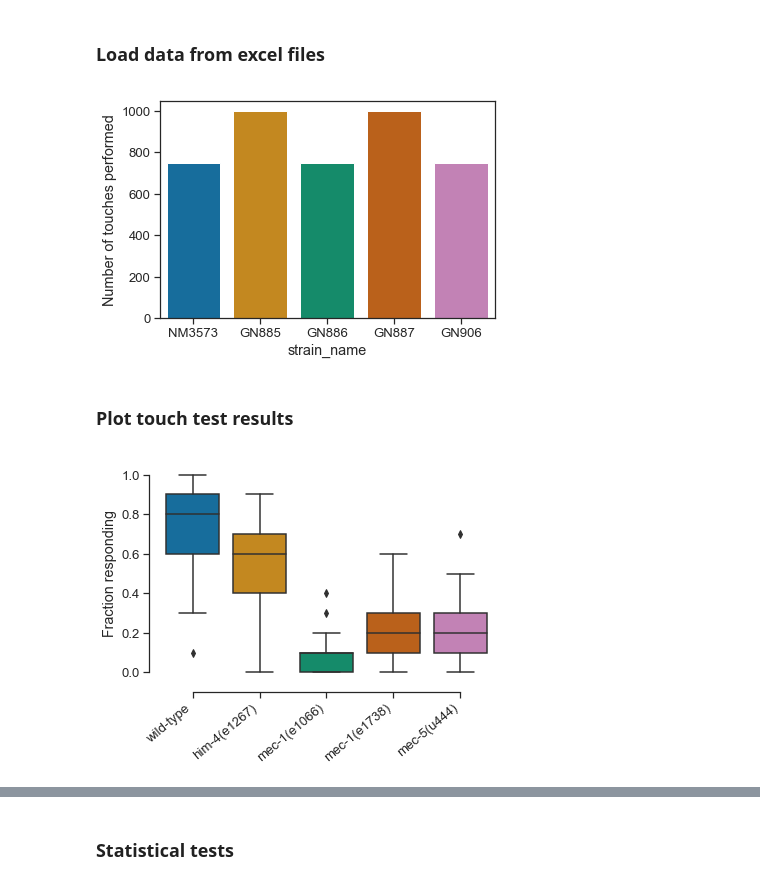
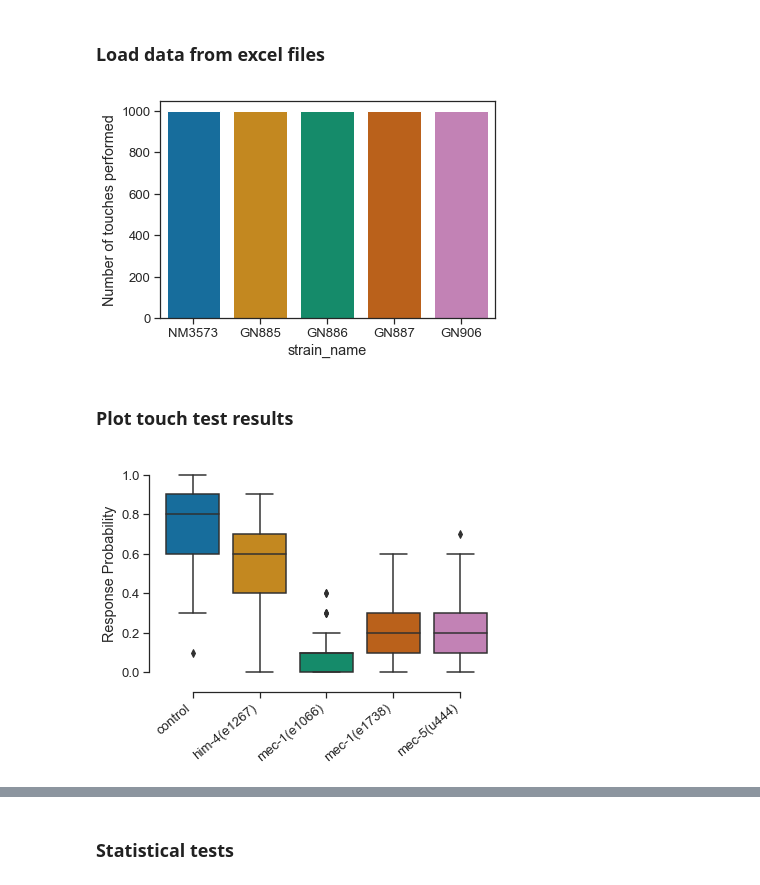
Before and after one commit to anekimken/SSN_ImageAnalysis, a Jupyter notebook: Notebooks/Touch Test Results.ipynb, the cells around one changed output, grey strips where cells are left out. Cells and saved outputs as stored; diff of their text form; code cells hidden in the pictures.

```diff
--- a/Notebooks/Touch Test Results.ipynb
+++ b/Notebooks/Touch Test Results.ipynb
@@ -31,9 +31,11 @@ sns.set_palette('colorblind')
 filenames = ['ATT_001_001.xlsx',
              'ATT_001_002.xlsx',
              'ATT_001_003.xlsx',
-             'ATT_001_004.xlsx']
+             'ATT_001_004.xlsx',
+             'ATT_001_005.xlsx']
 worm_strains = ['NM3573', 'GN885', 'GN886', 'GN887', 'GN906']
-allele_dict = {'NM3573': 'wild-type',
+allele_dict = {'NM3573': 'control',
+               'N2': 'wild-type',
                'GN885': 'him-4(e1267)',
                'GN886': 'mec-1(e1066)',
                'GN887': 'mec-1(e1738)',
@@ -80,17 +82,17 @@ result_by_worm['strain_name'] = result_by_worm['strain_name'].astype(worm_strain
 ax = sns.countplot(x='strain_name', data=each_touch_result_df)
 ax.set_ylabel('Number of touches performed');
 # %% [output]
-[figure, old version]
+[figure, new version]
 # %% [markdown]
 ### Plot touch test results
 # %%
 ax = sns.boxplot(x='strain_name', y='touch_outcome',
              data=result_by_worm)
-ax.set_ylabel('Fraction responding')
+ax.set_ylabel('Response Probability')
 # labels = ax.get_xticklabels()
 labels = [allele_dict[strain_name.get_text()] for strain_name in ax.get_xticklabels()]
 sns.despine(offset=10, trim=True)
 ax.set_xticklabels(labels, rotation=40, ha='right')
 ax.set_xlabel('');
 # %% [output]
-[figure, old version]
+[figure, new version]
```
Also changed, not shown: parts of 3 cells of this notebook, 5 other files.
